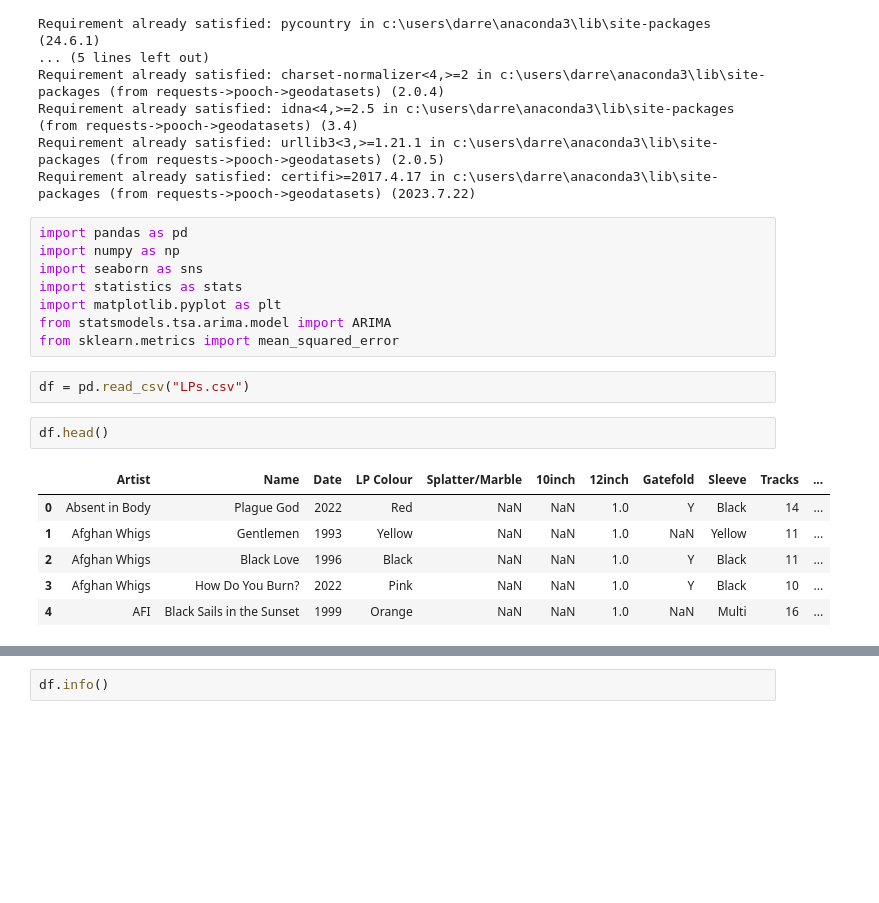
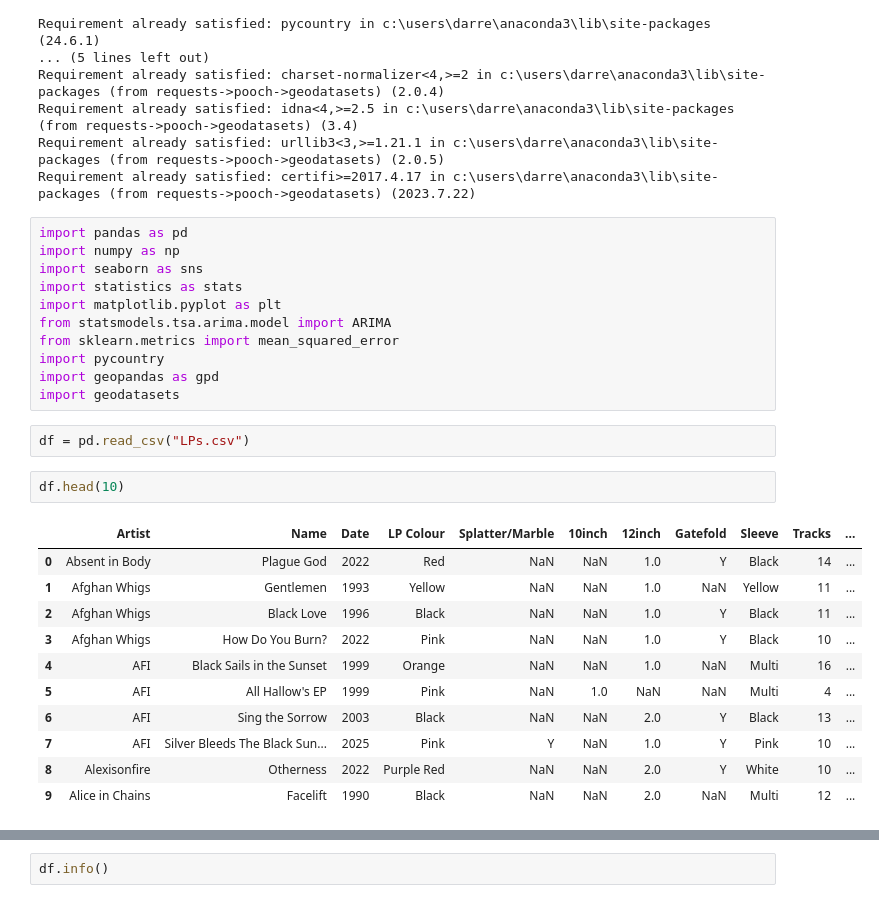
Before and after one commit to sbs23019/LPs, a Jupyter notebook: Record Catalogue.ipynb, the cells around one changed output, grey strips where cells are left out. Cells and saved outputs as stored; diff of their text form; blank space fills up the shorter version.

```diff
--- a/Record Catalogue.ipynb
+++ b/Record Catalogue.ipynb
@@ -28,17 +28,25 @@ import statistics as stats
 import matplotlib.pyplot as plt
 from statsmodels.tsa.arima.model import ARIMA
 from sklearn.metrics import mean_squared_error
+import pycountry
+import geopandas as gpd
+import geodatasets
 # %%
 df = pd.read_csv("LPs.csv")
 # %%
-df.head()
+df.head(10)
 # %% [output]
 |  | Artist | Name | Date | LP Colour | Splatter/Marble | 10inch | 12inch | Gatefold | Sleeve | Tracks | ... |
 | 0 | Absent in Body | Plague God | 2022 | Red | NaN | NaN | 1.0 | Y | Black | 14 | ... |
 | 1 | Afghan Whigs | Gentlemen | 1993 | Yellow | NaN | NaN | 1.0 | NaN | Yellow | 11 | ... |
 | 2 | Afghan Whigs | Black Love | 1996 | Black | NaN | NaN | 1.0 | Y | Black | 11 | ... |
 | 3 | Afghan Whigs | How Do You Burn? | 2022 | Pink | NaN | NaN | 1.0 | Y | Black | 10 | ... |
 | 4 | AFI | Black Sails in the Sunset | 1999 | Orange | NaN | NaN | 1.0 | NaN | Multi | 16 | ... |
+| 5 | AFI | All Hallow's EP | 1999 | Pink | NaN | 1.0 | NaN | NaN | Multi | 4 | ... |
+| 6 | AFI | Sing the Sorrow | 2003 | Black | NaN | NaN | 2.0 | Y | Black | 13 | ... |
+| 7 | AFI | Silver Bleeds The Black Sun... | 2025 | Pink | Y | NaN | 1.0 | Y | Pink | 10 | ... |
+| 8 | Alexisonfire | Otherness | 2022 | Purple Red | NaN | NaN | 2.0 | Y | White | 10 | ... |
+| 9 | Alice in Chains | Facelift | 1990 | Black | NaN | NaN | 2.0 | NaN | Multi | 12 | ... |
 # %%
 df.tail()
 # %% [output]
```
Also changed, not shown: parts of 3 cells of this notebook.
